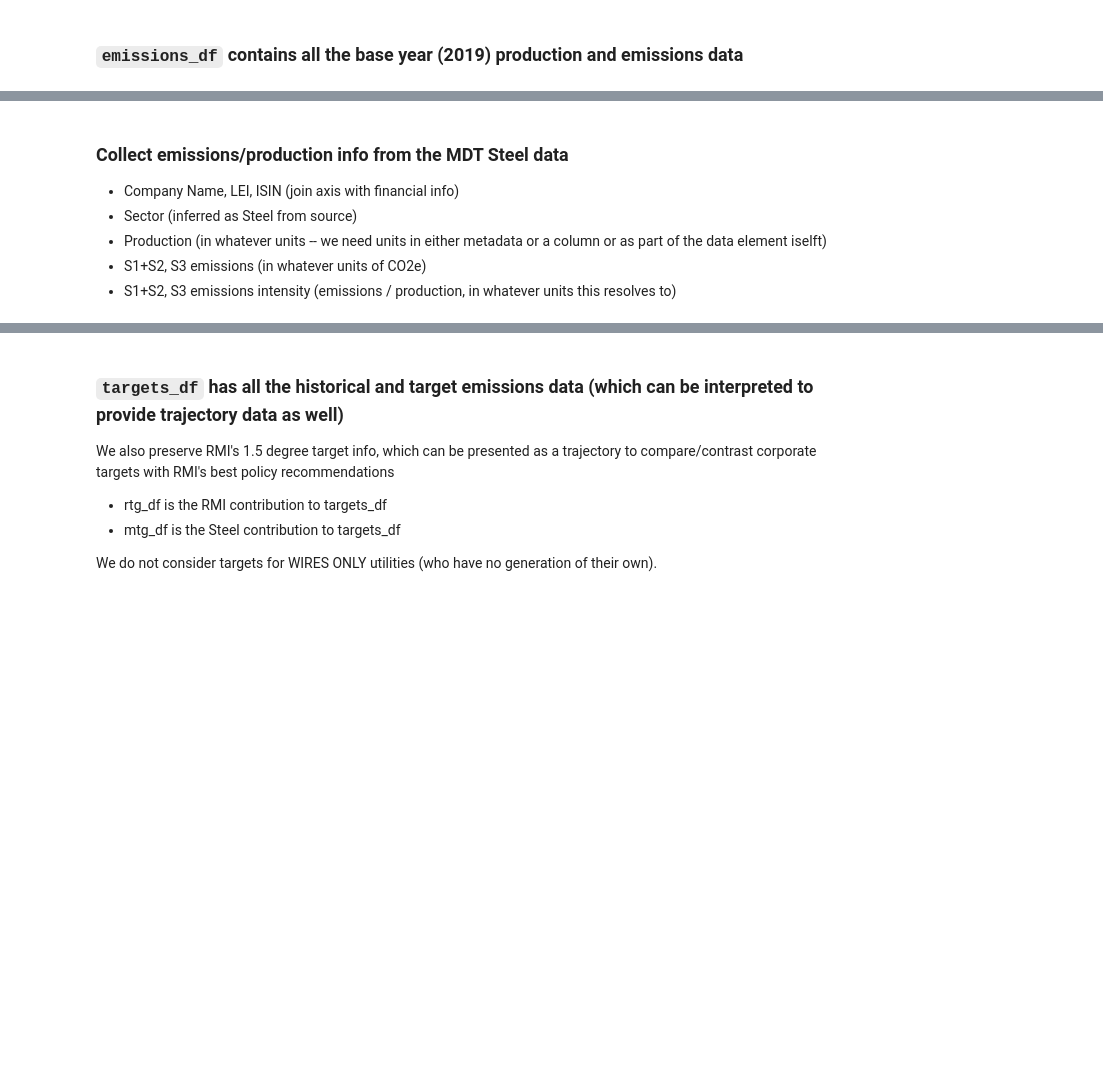
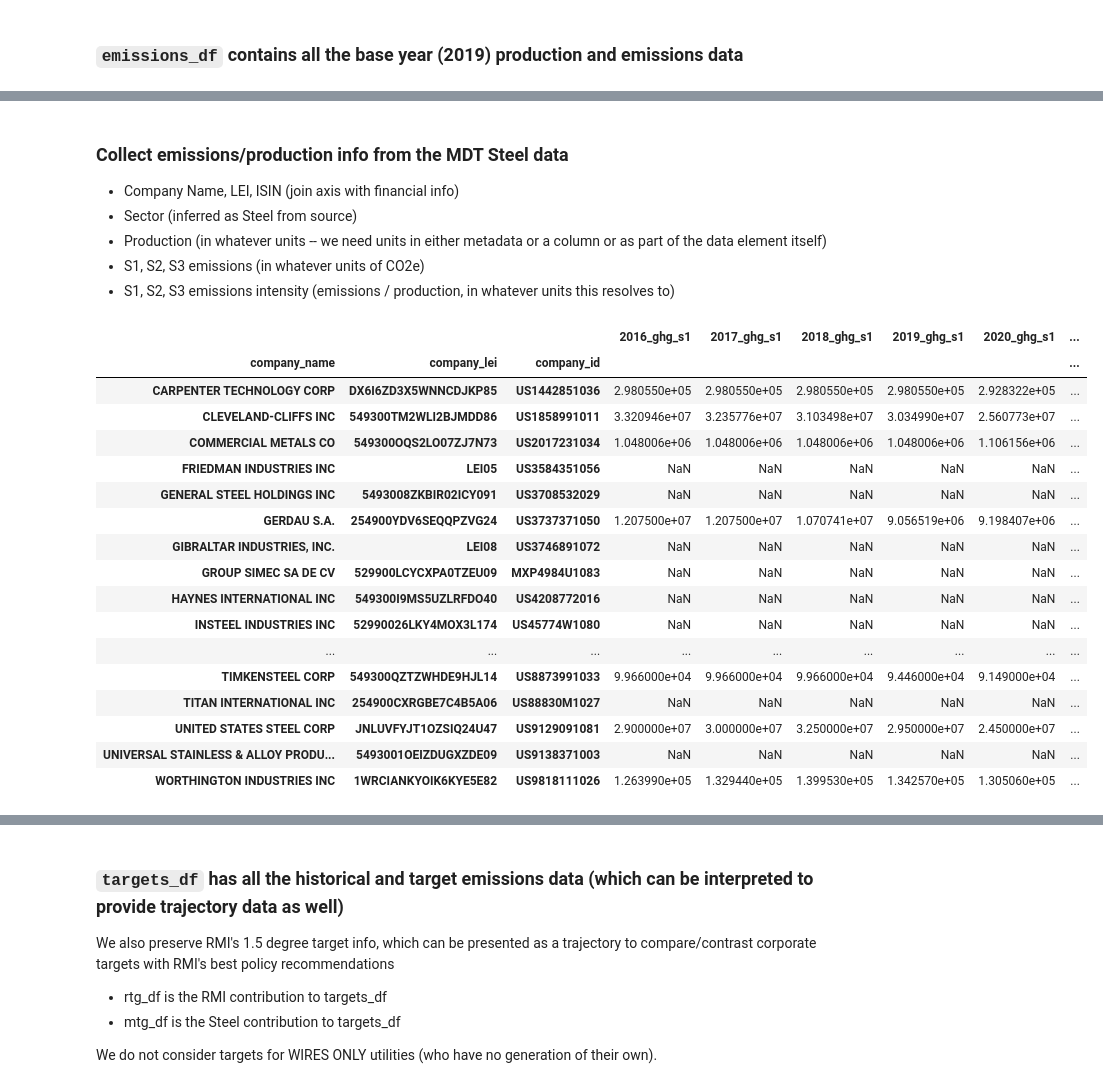
Before and after one commit to os-climate/itr-data-pipeline, a Jupyter notebook: notebooks/ITR-data-production.ipynb, the cells around one changed output, grey strips where cells are left out. Cells and saved outputs as stored; diff of their text form; code cells hidden in the pictures; blank space fills up the shorter version.

```diff
--- a/notebooks/ITR-data-production.ipynb
+++ b/notebooks/ITR-data-production.ipynb
@@ -116,20 +100,3 @@ We presently ingest two TPI benchmark projections and one OECM projections cover
-# %%
-scenarios = {}
-for scenario in ['TPI', 'TPI_below_2', 'OECM']:
-    df_dict = pd.read_excel(os.environ.get('PWD')+f"/itr-data-pipeline/data/external/{scenario}_EI_and_production_benchmarks{('','_v2')[scenario=='OECM']}.xlsx", sheet_name=None)
-    for projtype in ['projected_production', 'projected_ei_in_Wh']:
-        df_dict[projtype]['projection'] = projtype
-        df_dict[projtype]['scenario'] = scenario
-    scenarios[scenario] = pd.concat (df_dict.values())
-df = pd.concat(scenarios, ignore_index=True)
-cols = df.columns.tolist()
-# Shift 'projection' and 'scenario' to the first two columns of the data frame
-cols = cols[-2:]+cols[0:-2]
-df = df[cols]
-# display(df)
-
-sector_projections = df.melt(id_vars=cols[0:4], value_vars=cols[4:], var_name='year')
-display(sector_projections)
 # %% [markdown]
 Create the ISIC-to-Sector table manually until we have a proper sector mapping table
 # %%
@@ -490,6 +535,6 @@ rmi_emissions_df
 ### Collect emissions/production info from the MDT Steel data
 * Company Name, LEI, ISIN (join axis with financial info)
 * Sector (inferred as Steel from source)
-* Production (in whatever units -- we need units in either metadata or a column or as part of the data element iselft)
-* S1+S2, S3 emissions (in whatever units of CO2e)
-* S1+S2, S3 emissions intensity (emissions / production, in whatever units this resolves to)
+* Production (in whatever units -- we need units in either metadata or a column or as part of the data element itself)
+* S1, S2, S3 emissions (in whatever units of CO2e)
+* S1, S2, S3 emissions intensity (emissions / production, in whatever units this resolves to)
@@ -513,0 +541,40 @@ emissions_df = pd.concat([rmi_emissions_df, steel_emissions_df])
+# %%
+steel_wb = pd.read_excel(os.environ.get('PWD')+f"/itr-data-pipeline/data/external/mdt-steel-demo.xlsx", sheet_name=None)
+steel_production = steel_wb['Steel Fe_tons'].dropna(axis=1,how='all')
+steel_production.set_index(steel_production.columns[0:3].to_list(), inplace=True)
+steel_co2 = {}
+steel_ei = {}
+scopes = ['s1', 's2', 's3']
+for scope in scopes:
+    steel_co2[scope] = steel_wb[f"Steel CO2e {scope.upper()}"].dropna(axis=1,how='all')
+    steel_co2[scope].set_index(steel_co2[scope].columns[0:3].to_list(), inplace=True)
+    steel_ei[scope] = (steel_co2[scope] / steel_production).dropna(how='all')
+# %%
+def rename_column_emissions(df, scope):
+    df = df.loc[:, 2016:2020]
+    df.columns = df.columns.map(lambda x: f"{x}_ghg_{scope}")
+    return df
+
+template_steel_co2 = pd.concat([rename_column_emissions(steel_co2[scope], scope) for scope in scopes], axis=1)
+for year in range(2016,2021):
+    template_steel_co2.insert(len(template_steel_co2.columns)-5,f"{year}_ghg_s1s2", steel_co2['s1'][year]+steel_co2['s2'][year])
+template_steel_co2
+# %% [output]
+|  |  |  | 2016_ghg_s1 | 2017_ghg_s1 | 2018_ghg_s1 | 2019_ghg_s1 | 2020_ghg_s1 | ... |
+| company_name | company_lei | company_id |  |  |  |  |  | ... |
+| CARPENTER TECHNOLOGY CORP | DX6I6ZD3X5WNNCDJKP85 | US1442851036 | 2.980550e+05 | 2.980550e+05 | 2.980550e+05 | 2.980550e+05 | 2.928322e+05 | ... |
+| CLEVELAND-CLIFFS INC | 549300TM2WLI2BJMDD86 | US1858991011 | 3.320946e+07 | 3.235776e+07 | 3.103498e+07 | 3.034990e+07 | 2.560773e+07 | ... |
+| COMMERCIAL METALS CO | 549300OQS2LO07ZJ7N73 | US2017231034 | 1.048006e+06 | 1.048006e+06 | 1.048006e+06 | 1.048006e+06 | 1.106156e+06 | ... |
+| FRIEDMAN INDUSTRIES INC | LEI05 | US3584351056 | NaN | NaN | NaN | NaN | NaN | ... |
+| GENERAL STEEL HOLDINGS INC | 5493008ZKBIR02ICY091 | US3708532029 | NaN | NaN | NaN | NaN | NaN | ... |
+| GERDAU S.A. | 254900YDV6SEQQPZVG24 | US3737371050 | 1.207500e+07 | 1.207500e+07 | 1.070741e+07 | 9.056519e+06 | 9.198407e+06 | ... |
+| GIBRALTAR INDUSTRIES, INC. | LEI08 | US3746891072 | NaN | NaN | NaN | NaN | NaN | ... |
+| GROUP SIMEC SA DE CV | 529900LCYCXPA0TZEU09 | MXP4984U1083 | NaN | NaN | NaN | NaN | NaN | ... |
+| HAYNES INTERNATIONAL INC | 549300I9MS5UZLRFDO40 | US4208772016 | NaN | NaN | NaN | NaN | NaN | ... |
+| INSTEEL INDUSTRIES INC | 52990026LKY4MOX3L174 | US45774W1080 | NaN | NaN | NaN | NaN | NaN | ... |
+| ... | ... | ... | ... | ... | ... | ... | ... | ... |
+| TIMKENSTEEL CORP | 549300QZTZWHDE9HJL14 | US8873991033 | 9.966000e+04 | 9.966000e+04 | 9.966000e+04 | 9.446000e+04 | 9.149000e+04 | ... |
+| TITAN INTERNATIONAL INC | 254900CXRGBE7C4B5A06 | US88830M1027 | NaN | NaN | NaN | NaN | NaN | ... |
+| UNITED STATES STEEL CORP | JNLUVFYJT1OZSIQ24U47 | US9129091081 | 2.900000e+07 | 3.000000e+07 | 3.250000e+07 | 2.950000e+07 | 2.450000e+07 | ... |
+| UNIVERSAL STAINLESS & ALLOY PRODU... | 5493001OEIZDUGXZDE09 | US9138371003 | NaN | NaN | NaN | NaN | NaN | ... |
+| WORTHINGTON INDUSTRIES INC | 1WRCIANKYOIK6KYE5E82 | US9818111026 | 1.263990e+05 | 1.329440e+05 | 1.399530e+05 | 1.342570e+05 | 1.305060e+05 | ... |
```
Also changed, not shown: parts of 73 cells of this notebook, 2 other files.
